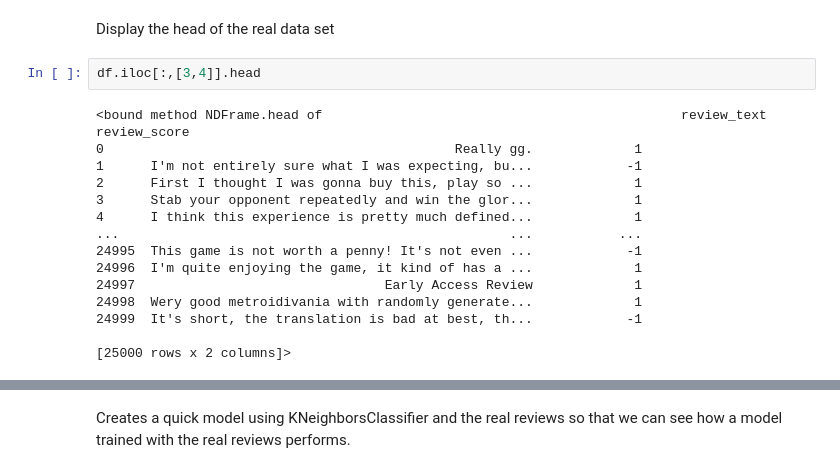
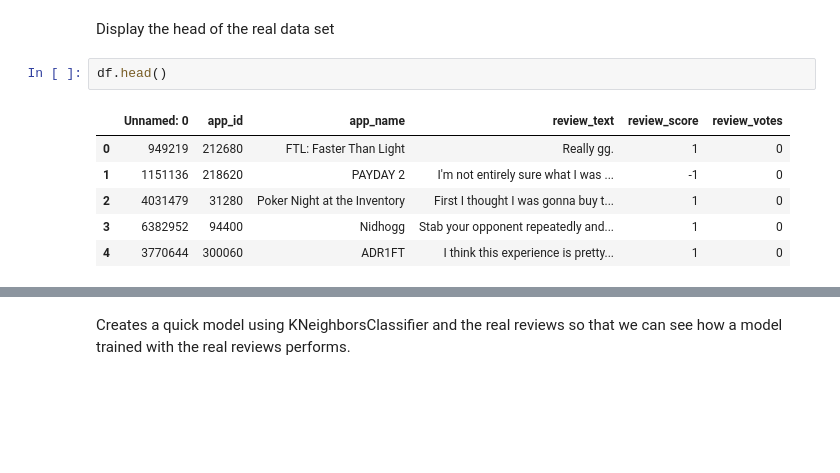
Before and after one commit to entrylevelcs/CS39AA-Project, a Jupyter notebook: project_part1.ipynb, the cells around one changed output, grey strips where cells are left out. Drawn from its saved outputs; the diff is of its cells as text; blank space fills up the shorter version.

```diff
--- a/project_part1.ipynb
+++ b/project_part1.ipynb
@@ -50,19 +54,11 @@ df2 = pd.read_csv(ai_data)
 # %% [markdown]
 Display the head of the real data set
 # %%
-df.iloc[:,[3,4]].head
+df.head()
 # %% [output]
-<bound method NDFrame.head of                                              review_text  review_score
-0                                             Really gg.             1
-1      I'm not entirely sure what I was expecting, bu...            -1
-2      First I thought I was gonna buy this, play so ...             1
-3      Stab your opponent repeatedly and win the glor...             1
-4      I think this experience is pretty much defined...             1
-...                                                  ...           ...
-24995  This game is not worth a penny! It's not even ...            -1
-24996  I'm quite enjoying the game, it kind of has a ...             1
-24997                                Early Access Review             1
-24998  Wery good metroidivania with randomly generate...             1
-24999  It's short, the translation is bad at best, th...            -1
-
-[25000 rows x 2 columns]>
+|  | Unnamed: 0 | app_id | app_name | review_text | review_score | review_votes |
+| 0 | 949219 | 212680 | FTL: Faster Than Light | Really gg. | 1 | 0 |
+| 1 | 1151136 | 218620 | PAYDAY 2 | I'm not entirely sure what I was ... | -1 | 0 |
+| 2 | 4031479 | 31280 | Poker Night at the Inventory | First I thought I was gonna buy t... | 1 | 0 |
+| 3 | 6382952 | 94400 | Nidhogg | Stab your opponent repeatedly and... | 1 | 0 |
+| 4 | 3770644 | 300060 | ADR1FT | I think this experience is pretty... | 1 | 0 |
```
Also changed, not shown: parts of 20 cells of this notebook.
